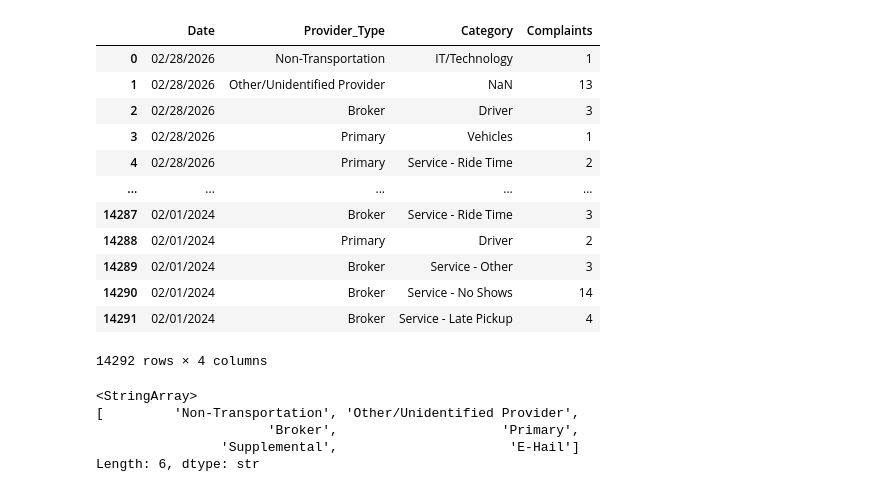
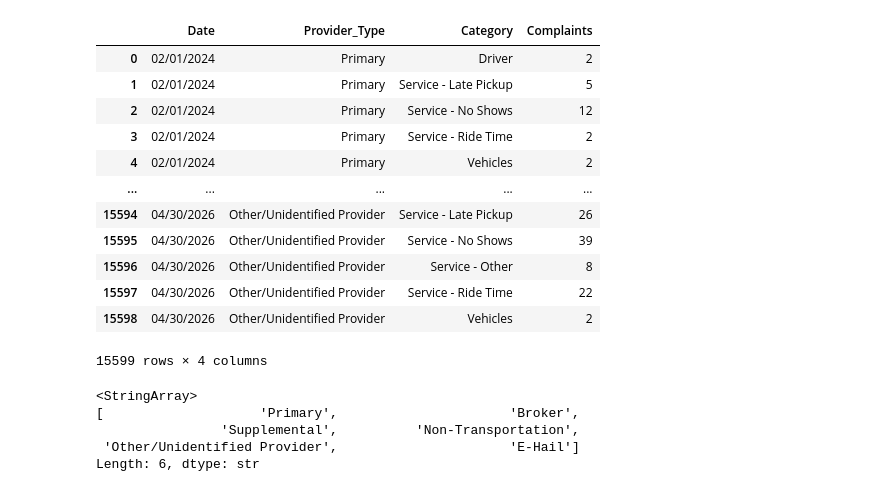
Before and after one commit to cvanmiltenburg/data-spring-2026, a Jupyter notebook: access-a-ride.ipynb, the cells around one changed output. Cells and saved outputs as stored; diff of their text form; code cells hidden in the pictures.

```diff
--- a/access-a-ride.ipynb
+++ b/access-a-ride.ipynb
@@ -1,28 +1,28 @@
 # %%
 import pandas as pd
 # %%
-df = pd.read_csv("https://raw.githubusercontent.com/cvanmiltenburg/data-spring-2026/refs/heads/main/MTA_NYCT_Paratransit_Customer_Complaints__Beginning_February_2024_20260417.csv")
+df = pd.read_csv("MTA_Paratransit_Feb_24_May_26")
 df
 # %% [output]
 |  | Date | Provider_Type | Category | Complaints |
-| 0 | 02/28/2026 | Non-Transportation | IT/Technology | 1 |
-| 1 | 02/28/2026 | Other/Unidentified Provider | NaN | 13 |
-| 2 | 02/28/2026 | Broker | Driver | 3 |
-| 3 | 02/28/2026 | Primary | Vehicles | 1 |
-| 4 | 02/28/2026 | Primary | Service - Ride Time | 2 |
+| 0 | 02/01/2024 | Primary | Driver | 2 |
+| 1 | 02/01/2024 | Primary | Service - Late Pickup | 5 |
+| 2 | 02/01/2024 | Primary | Service - No Shows | 12 |
+| 3 | 02/01/2024 | Primary | Service - Ride Time | 2 |
+| 4 | 02/01/2024 | Primary | Vehicles | 2 |
 | ... | ... | ... | ... | ... |
-| 14287 | 02/01/2024 | Broker | Service - Ride Time | 3 |
-| 14288 | 02/01/2024 | Primary | Driver | 2 |
-| 14289 | 02/01/2024 | Broker | Service - Other | 3 |
-| 14290 | 02/01/2024 | Broker | Service - No Shows | 14 |
-| 14291 | 02/01/2024 | Broker | Service - Late Pickup | 4 |
+| 15594 | 04/30/2026 | Other/Unidentified Provider | Service - Late Pickup | 26 |
+| 15595 | 04/30/2026 | Other/Unidentified Provider | Service - No Shows | 39 |
+| 15596 | 04/30/2026 | Other/Unidentified Provider | Service - Other | 8 |
+| 15597 | 04/30/2026 | Other/Unidentified Provider | Service - Ride Time | 22 |
+| 15598 | 04/30/2026 | Other/Unidentified Provider | Vehicles | 2 |
-14292 rows × 4 columns
+15599 rows × 4 columns
 # %%
 # Find the number of unique providers
 df["Provider_Type"].unique()
 # %% [output]
 <StringArray>
-[         'Non-Transportation', 'Other/Unidentified Provider',
-                      'Broker',                     'Primary',
-                'Supplemental',                      'E-Hail']
+[                    'Primary',                      'Broker',
+                'Supplemental',          'Non-Transportation',
+ 'Other/Unidentified Provider',                      'E-Hail']
 Length: 6, dtype: str
```
Also changed, not shown: parts of 18 cells of this notebook.
